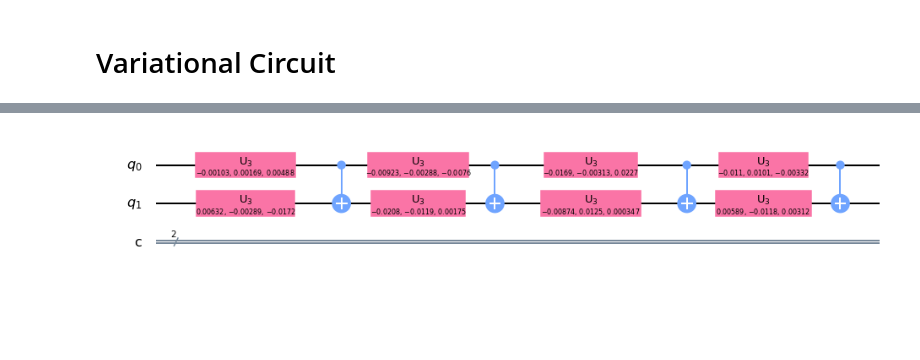
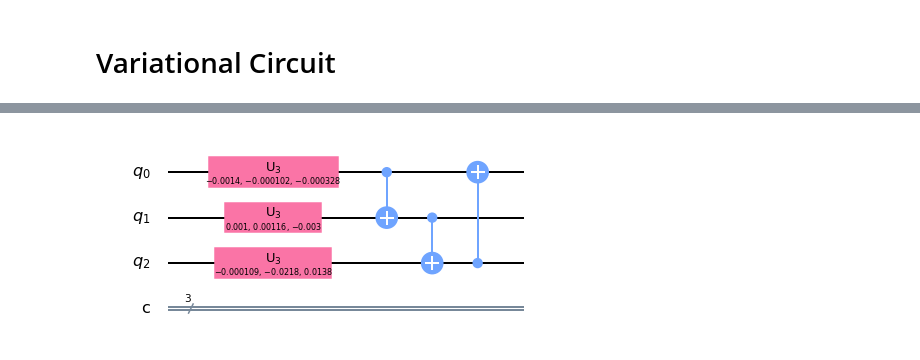
Before and after one commit to ericardomuten/quantum_image_classifier, a Jupyter notebook: Qiskit/Variational Circuit.ipynb, the cells around one changed output, grey strips where cells are left out. Drawn from its saved outputs; the diff is of its cells as text; code cells hidden in the pictures; blank space fills up the shorter version.

```diff
--- a/Qiskit/Variational Circuit.ipynb
+++ b/Qiskit/Variational Circuit.ipynb
@@ -36,6 +36,6 @@ def VQC_qiskit(n, num_layer, bias_init=0.0):
 
     return qc
 # %%
-VQC_qiskit(2, 4).draw('mpl')
+VQC_qiskit(3, 1).draw('mpl')
 # %% [output]
-[figure, old version]
+[figure, new version]
```
Also changed, not shown: parts of 1 cell of this notebook, 38 other files.
